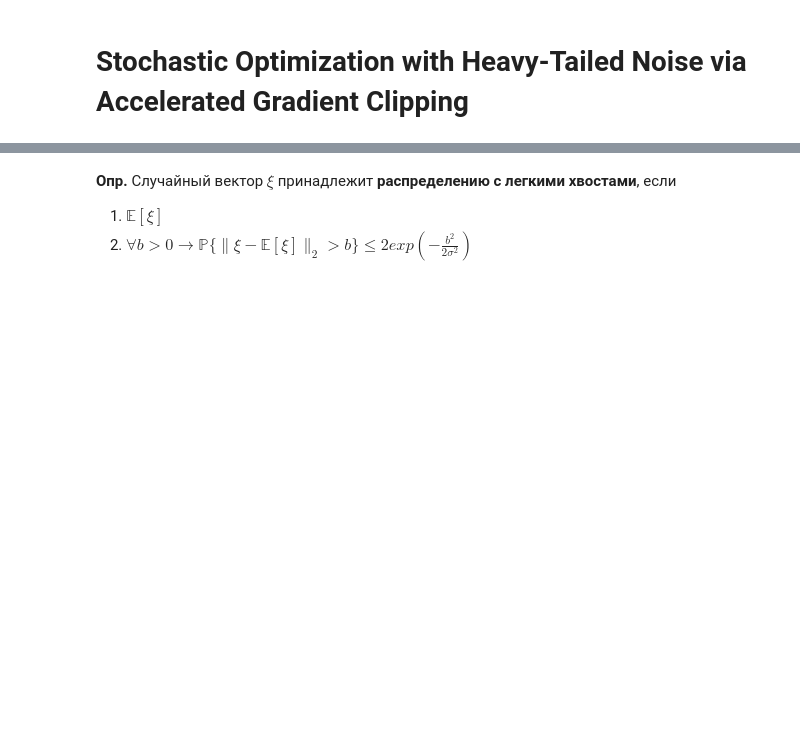
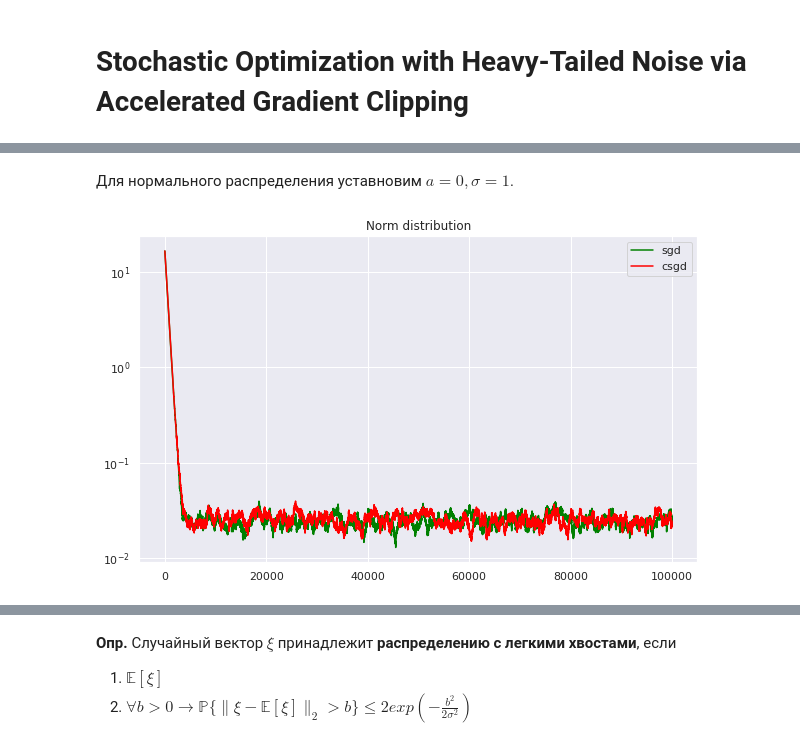
Before and after one commit to SofiMi/GradientClipping, a Jupyter notebook: main.ipynb, the cells around one changed output, grey strips where cells are left out. Drawn from its saved outputs; the diff is of its cells as text; code cells hidden in the pictures; blank space fills up the shorter version.

```diff
--- a/main.ipynb
+++ b/main.ipynb
@@ -10,0 +39,10 @@ $$\min_{x \in \mathbb{R}^n}f(x), \quad f(x) = \mathbb{E}_{\xi}[f(x, \xi)],$$
+# %%
+import numpy as np
+from numpy.linalg import norm
+import matplotlib.pyplot as plt
+import scipy.stats as sps
+import scipy
+import seaborn as sns
+import math
+
+sns.set_theme(style="darkgrid")
@@ -10,0 +102,14 @@ $$\min_{x \in \mathbb{R}^n}f(x), \quad f(x) = \mathbb{E}_{\xi}[f(x, \xi)],$$
+# %% [markdown]
+Для нормального распределения уставновим $a = 0, \sigma = 1$.
+# %%
+x_csgd, info_csgd = ClippedSGD(f, grad_f, 0.01 * np.array(range(100)),
+                               0.001, 100, 100000, sps.norm.rvs,
+                               loc=0, scale=1)
+
+x_sgd, info_sgd = SGD(f, grad_f, 0.01 * np.array(range(100)),
+                      0.001, 100000, sps.norm.rvs,
+                      loc=0, scale=1)
+# %%
+CreatePlot(info_sgd, info_csgd, "Norm distribution")
+# %% [output]
+[figure, added]
```
Also changed, not shown: parts of 19 cells of this notebook.
